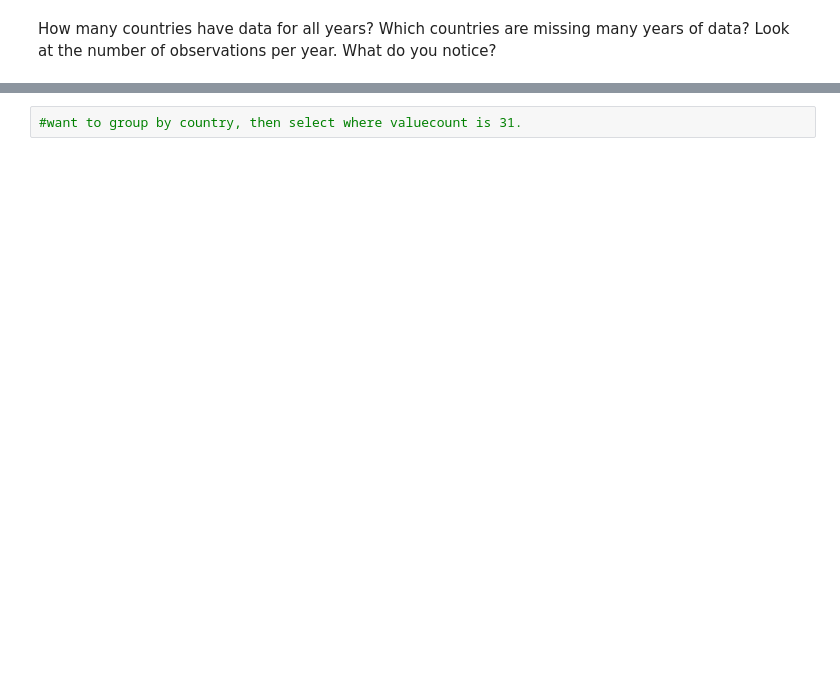
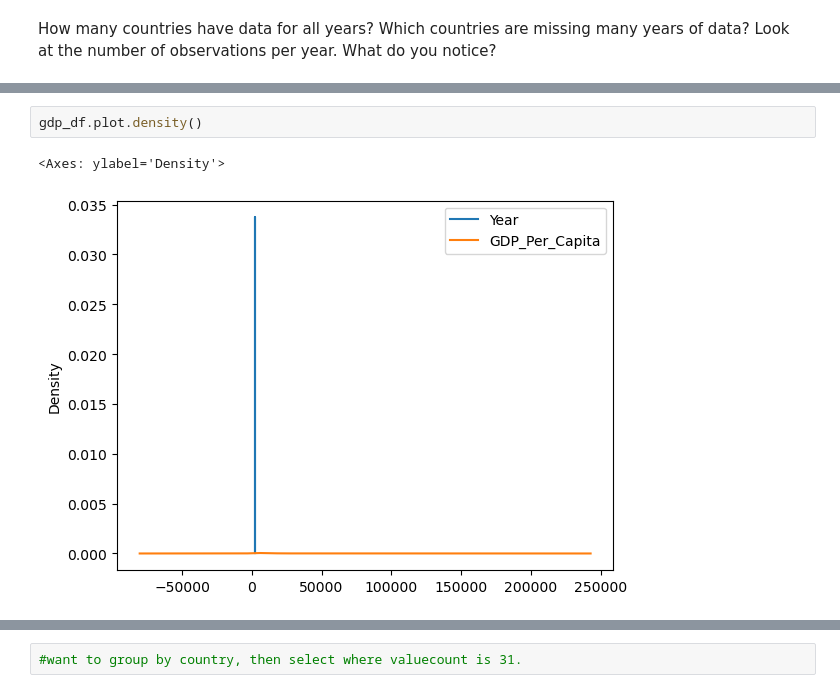
Before and after one commit to NSS-Full-Time-Data-Analytics-11/un-project-ShandenKey, a Jupyter notebook: notebooks/UN2-SMK.ipynb, the cells around one changed output, grey strips where cells are left out. Cells and saved outputs as stored; diff of their text form; blank space fills up the shorter version.

```diff
--- a/notebooks/UN2-SMK.ipynb
+++ b/notebooks/UN2-SMK.ipynb
@@ -174,0 +211,5 @@ Look at the number of observations per year. What do you notice?
+# %%
+gdp_df.plot.density()
+# %% [output]
+<Axes: ylabel='Density'>
+[figure, added]
```
Also changed, not shown: parts of 11 cells of this notebook.
